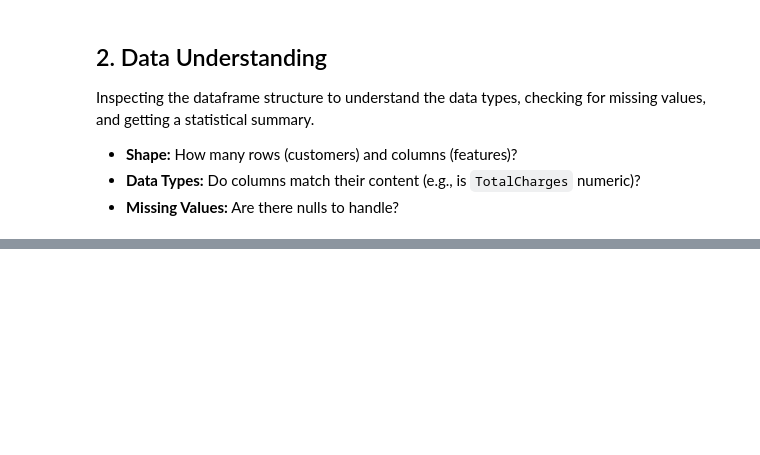
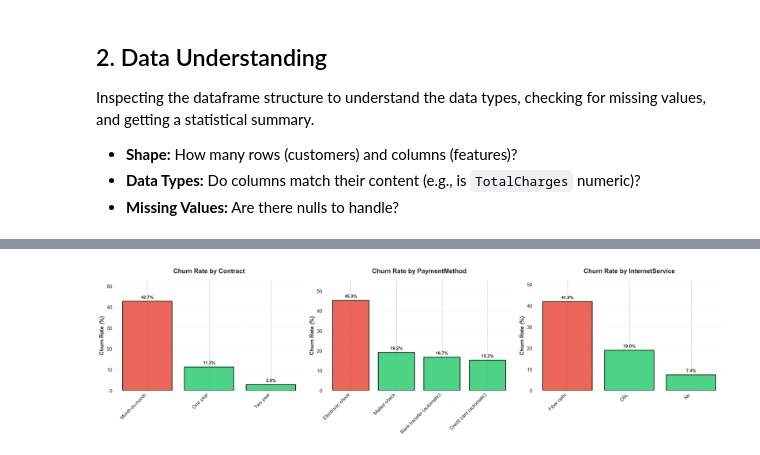
Before and after one commit to bedirhankaraahmetli/churn-prediction, a Jupyter notebook: notebooks/1.0-eda-baseline.ipynb, the cells around one changed output, grey strips where cells are left out. Saved outputs shown, nothing was run; the diff lists cells and outputs as text; code cells hidden in the pictures; blank space fills up the shorter version.

```diff
--- a/notebooks/1.0-eda-baseline.ipynb
+++ b/notebooks/1.0-eda-baseline.ipynb
@@ -43,0 +293,70 @@ df.head()
+# %%
+# Analyze categorical features: Contract, PaymentMethod, InternetService
+categorical_features = ['Contract', 'PaymentMethod', 'InternetService']
+
+# Create subplots for categorical features
+fig, axes = plt.subplots(1, 3, figsize=(18, 5), dpi=300)
+
+for idx, feature in enumerate(categorical_features):
+    # Calculate churn rate for each category
+    churn_by_category = df.groupby(feature)['Churn'].apply(lambda x: (x == 'Yes').sum() / len(x) * 100).sort_values(ascending=False)
+
+    # Create color palette based on churn rate (red for high, green for low)
+    colors_category = ['#e74c3c' if val > 30 else '#f39c12' if val > 20 else '#2ecc71' for val in churn_by_category.values]
+
+    # Plot bar chart
+    bars = axes[idx].bar(range(len(churn_by_category)), churn_by_category.values,
+                          color=colors_category, edgecolor='black', linewidth=1.5, alpha=0.85)
+    axes[idx].set_xticks(range(len(churn_by_category)))
+    axes[idx].set_xticklabels(churn_by_category.index, rotation=45, ha='right', fontsize=10)
+    axes[idx].set_ylabel('Churn Rate (%)', fontsize=11, fontweight='bold')
+    axes[idx].set_title(f'Churn Rate by {feature}', fontsize=13, fontweight='bold', pad=15)
+    axes[idx].grid(axis='y', alpha=0.3, linestyle='--')
+    axes[idx].set_axisbelow(True)
+    axes[idx].set_ylim(0, max(churn_by_category.values) + 10)
+
+    # Add value labels on bars
+    for i, (bar, val) in enumerate(zip(bars, churn_by_category.values)):
+        height = bar.get_height()
+        axes[idx].text(bar.get_x() + bar.get_width()/2., height + 1,
+                       f'{val:.1f}%', ha='center', va='bottom',
+                       fontsize=9, fontweight='bold')
+
+plt.tight_layout()
+plt.show()
+
+# Print detailed categorical analysis
+print("\n" + "█"*80)
+print("█" + " CATEGORICAL FEATURES CHURN ANALYSIS ".center(78) + "█")
+print("█"*80)
+
+for feature in categorical_features:
+    print(f"\n📊 {feature.upper()} - Churn Rate by Category:")
+    print("-" * 80)
+
+    # Calculate churn statistics
+    churn_stats = df.groupby(feature).agg({
+        'Churn': [lambda x: (x == 'Yes').sum(), 'count']
+    }).round(2)
+
+    churn_stats.columns = ['Churned', 'Total']
+    churn_stats['Churn_Rate_%'] = (churn_stats['Churned'] / churn_stats['Total'] * 100).round(2)
+    churn_stats['Retained'] = churn_stats['Total'] - churn_stats['Churned']
+    churn_stats = churn_stats.sort_values('Churn_Rate_%', ascending=False)
+
+    # Print table
+    for category, row in churn_stats.iterrows():
+        churn_rate = row['Churn_Rate_%']
+        risk_level = "🔴 HIGH RISK" if churn_rate > 30 else "🟠 MEDIUM RISK" if churn_rate > 20 else "🟢 LOW RISK"
+        print(f"   {category:30s} | Churned: {int(row['Churned']):4d} | Total: {int(row['Total']):4d} | Rate: {churn_rate:6.2f}% {risk_level}")
+
+    print()
+
+print("█"*80)
+print("🔍 Key Insights:")
+print("   • High churn rates (>30%) indicate categories at risk")
+print("   • Medium churn rates (20-30%) require attention")
+print("   • Low churn rates (<20%) represent stable customer segments")
+print("█"*80 + "\n")
+# %% [output]
+[figure, added]
```
Also changed, not shown: parts of 22 cells of this notebook, 2 other files.
